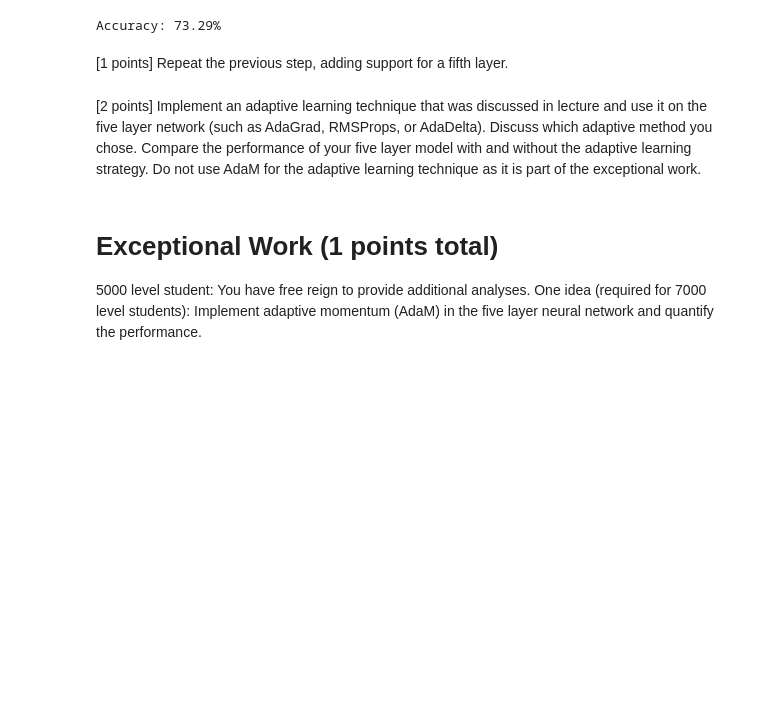
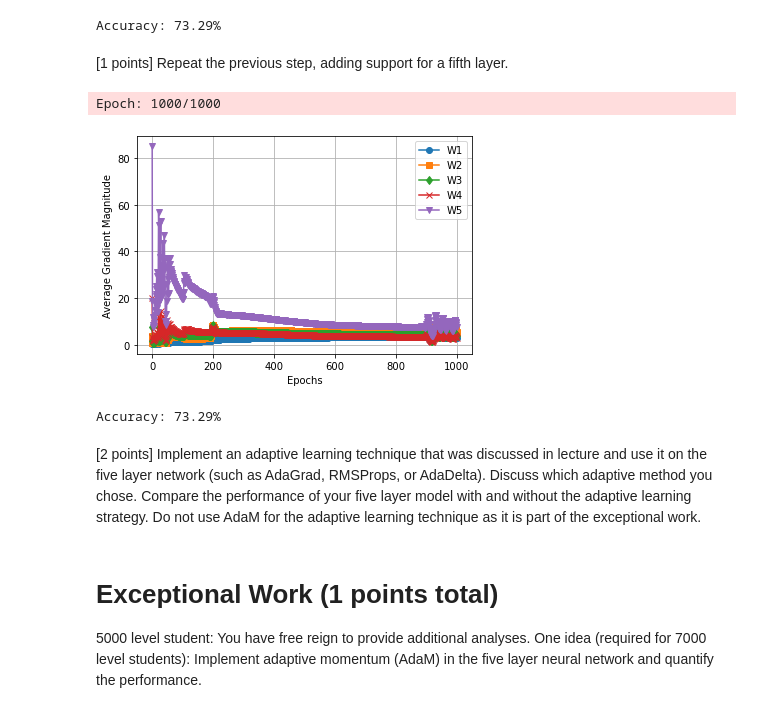
Before and after one commit to calebm00re/S22-ml04, a Jupyter notebook: poor_children.ipynb, the cells around one changed output. Cells and saved outputs as stored; diff of their text form; code cells hidden in the pictures; blank space fills up the shorter version.

Commit message:
added support for fifth layer

```diff
--- a/poor_children.ipynb
+++ b/poor_children.ipynb
@@ -801,3 +946,18 @@ Accuracy: 73.29%
+# %%
+# run the five layer model
+nn = FiveLayerPerceptron(n_hidden1=50, n_hidden2=50, n_hidden3=30, n_hidden4=30, l2_C=0.0, epochs=1000, eta=0.001, random_state=1)
+nn.fit(X_train, y_train, print_progress=1)
+
+nn.plot_gradient_magnitudes()
+
+# Check the accuracy
+y_pred = nn.predict(X_test)
+y_pred = convert_data(y_pred)
+print('Accuracy: %.2f%%' % (100 * accuracy_score(y_test, y_pred)))
+# %% [output]
+Epoch: 1000/1000
+[figure, added]
+Accuracy: 73.29%
 # %% [markdown]
 [2 points] Implement an adaptive learning technique that was discussed in lecture and use it on the five layer network (such as AdaGrad, RMSProps, or AdaDelta). Discuss which adaptive method you chose. Compare the performance of your five layer model with and without the adaptive learning strategy. Do not use AdaM for the adaptive learning technique as it is part of the exceptional work.
 # %% [markdown]
```
Also changed, not shown: parts of 1 cell of this notebook.
